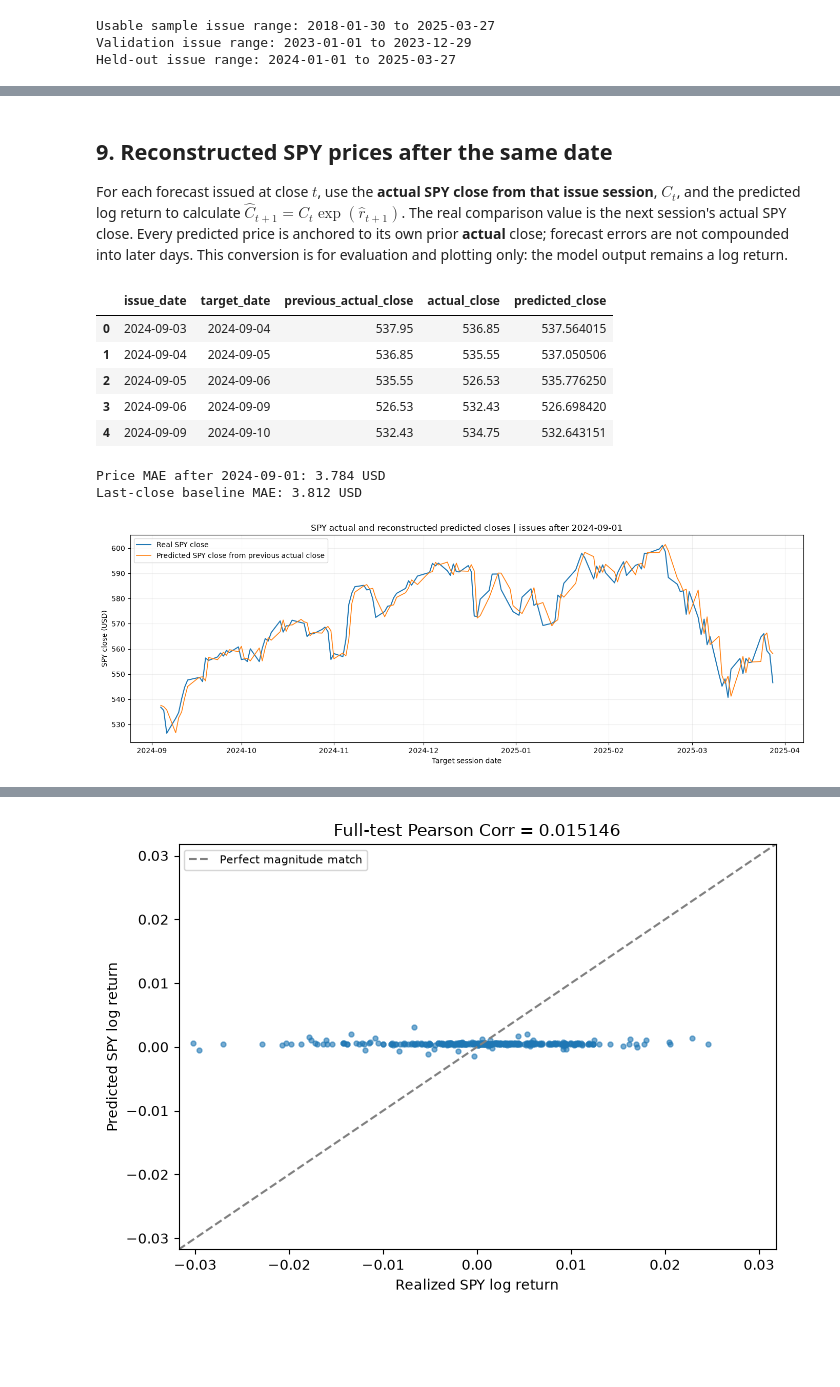
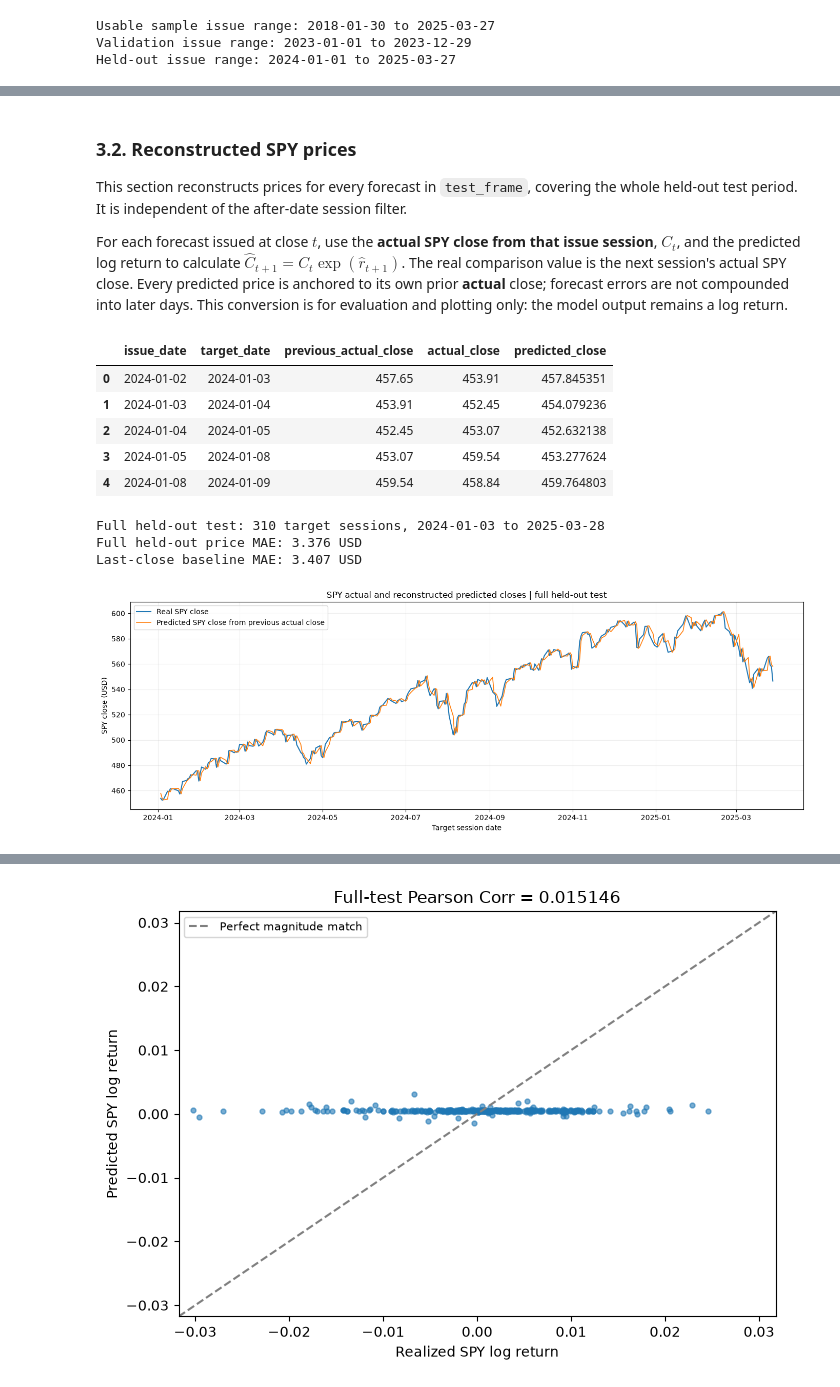
Before and after one commit to Hardy-Z/My_Trading_System, a Jupyter notebook: Signature_Price_Forecast/signature_price_forecast.ipynb, the cells around one changed output, grey strips where cells are left out. Cells and saved outputs as stored; diff of their text form; code cells hidden in the pictures; blank space fills up the shorter version.

```diff
--- a/Signature_Price_Forecast/signature_price_forecast.ipynb
+++ b/Signature_Price_Forecast/signature_price_forecast.ipynb
@@ -38,7 +38,7 @@ if not (PROJECT / 'src' / 'spy_adaptive_lasso.py').exists():
 sys.path.insert(0, str(PROJECT / 'src'))
 from spy_adaptive_lasso import (ForecastConfig, TARGET, load_market_data,
                                 make_samples, replay, reconstruct_price_comparison,
-                                score_predictions,
+                                score_predictions, print_direction_counts,
                                 select_factors, save_run)
 
 ROOT = PROJECT.parent
@@ -48,7 +48,9 @@ USE_FINMULTITIME = True
 DATA_START, DATA_END = '2018-01-01', '2025-03-28'
 VALIDATION_START, VALIDATION_END = '2023-01-01', '2023-12-29'
 TEST_START, TEST_END = '2024-01-01', '2025-03-27'
-DIRECTION_RETURN_THRESHOLD = 0.0
+# Log-return cutoffs; forecasts between them are neutral.
+DIRECTION_UP_RETURN_THRESHOLD = 0
+DIRECTION_DOWN_RETURN_THRESHOLD = 0
 
 CANDIDATES = {
     'depth2_sparse': ForecastConfig(window=20, signature_depth=2, regime_depth=2,
@@ -61,6 +63,6 @@ CANDIDATES = {
                                              regime_gamma=1.0, lasso_alpha=0.0001),
 }
 print('Target:', TARGET, 'next-session log return')
-print('Direction threshold:', DIRECTION_RETURN_THRESHOLD)
+print('Direction thresholds (up, down):', DIRECTION_UP_RETURN_THRESHOLD, DIRECTION_DOWN_RETURN_THRESHOLD)
 # %% [output]
 Target: SPY next-session log return
@@ -227,7 +230,8 @@ rows = []
 for name, cfg in CANDIDATES.items():
     frame = replay(examples[name], cfg, VALIDATION_START, VALIDATION_END)
     validation_frames[name] = frame
-    metric = score_predictions(frame, DIRECTION_RETURN_THRESHOLD).iloc[0]
+    metric = score_predictions(frame, DIRECTION_UP_RETURN_THRESHOLD, DIRECTION_DOWN_RETURN_THRESHOLD).iloc[0]
+    print_direction_counts(metric, f'Validation: {name}')
     rows.append({'candidate': name, 'validation_return_mae': metric.return_mae,
                  'validation_direction_accuracy': metric.direction_accuracy,
                  'validation_return_rmse': metric.return_rmse,
@@ -238,5 +242,5 @@ BEST_NAME = selection.loc[0, 'candidate']
 BEST_CONFIG = CANDIDATES[BEST_NAME]
 display(selection)
 print('Chosen using validation return MAE:', BEST_NAME)
-display(score_predictions(validation_frames[BEST_NAME], DIRECTION_RETURN_THRESHOLD))
+display(score_predictions(validation_frames[BEST_NAME], DIRECTION_UP_RETURN_THRESHOLD, DIRECTION_DOWN_RETURN_THRESHOLD))
 # %% [output]
@@ -255,8 +274,13 @@ Replay the selected model on 2024-01-02 through 2025-03-27. It refits daily with
 # %%
 test_frame = replay(examples[BEST_NAME], BEST_CONFIG, TEST_START, TEST_END)
-test_metrics = score_predictions(test_frame, DIRECTION_RETURN_THRESHOLD)
+test_metrics = score_predictions(test_frame, DIRECTION_UP_RETURN_THRESHOLD, DIRECTION_DOWN_RETURN_THRESHOLD)
 display(test_metrics)
 row = test_metrics.iloc[0]
+print_direction_counts(row, 'Full held-out test')
+up_precision_text = f'{row.up_precision:.2%}' if row.predicted_up_days else 'N/A (no predicted UP days)'
+down_precision_text = f'{row.down_precision:.2%}' if row.predicted_down_days else 'N/A (no predicted DOWN days)'
+print(f'Actual UP within predicted UP: {int(row.correct_up_days)}/{int(row.predicted_up_days)} days; rate: {up_precision_text}')
+print(f'Actual DOWN within predicted DOWN: {int(row.correct_down_days)}/{int(row.predicted_down_days)} days; rate: {down_precision_text}')
 print(f"Held-out period: {len(test_frame)} issue sessions, "
       f"{pd.to_datetime(test_frame.issue_date).min().date()} to "
       f"{pd.to_datetime(test_frame.issue_date).max().date()}; "
@@ -353,37 +354,44 @@ Issue sessions: 2024-09-03 through 2025-03-27
 # %% [markdown]
-## 9. Reconstructed SPY prices after the same date
+### 3.2. Reconstructed SPY prices
+
+This section reconstructs prices for every forecast in `test_frame`, covering the whole held-out test period. It is independent of the after-date session filter.
 
 For each forecast issued at close $t$, use the **actual SPY close from that issue session**, $C_t$, and the predicted log return to calculate $\hat C_{t+1}=C_t\exp(\hat r_{t+1})$. The real comparison value is the next session's actual SPY close. Every predicted price is anchored to its own prior **actual** close; forecast errors are not compounded into later days. This conversion is for evaluation and plotting only: the model output remains a log return.
 # %%
-session_prices = reconstruct_price_comparison(session_frame, market)
-session_prices.to_csv(OUTPUT / 'test_session_prices.csv', index=False)
-display(session_prices[['issue_date', 'target_date', 'previous_actual_close',
-                        'actual_close', 'predicted_close']].head())
-price_mae = np.mean(np.abs(session_prices.predicted_close - session_prices.actual_close))
-last_close_mae = np.mean(np.abs(session_prices.previous_actual_close - session_prices.actual_close))
-print(f'Price MAE after {SESSION_AFTER_DATE}: {price_mae:.3f} USD')
+from IPython.display import display
+
+test_prices = reconstruct_price_comparison(test_frame, market)
+test_prices.to_csv(OUTPUT / 'test_prices.csv', index=False)
+display(test_prices[['issue_date', 'target_date', 'previous_actual_close',
+                     'actual_close', 'predicted_close']].head())
+price_mae = np.mean(np.abs(test_prices.predicted_close - test_prices.actual_close))
+last_close_mae = np.mean(np.abs(test_prices.previous_actual_close - test_prices.actual_close))
+print(f'Full held-out test: {len(test_prices)} target sessions, '
+      f'{test_prices.target_date.min()} to {test_prices.target_date.max()}')
+print(f'Full held-out price MAE: {price_mae:.3f} USD')
 print(f'Last-close baseline MAE: {last_close_mae:.3f} USD')
 
 fig, ax = plt.subplots(figsize=(14, 5))
-dates_for_price = pd.to_datetime(session_prices.target_date)
-ax.plot(dates_for_price, session_prices.actual_close,
+dates_for_price = pd.to_datetime(test_prices.target_date)
+ax.plot(dates_for_price, test_prices.actual_close,
         label='Real SPY close', linewidth=1.5)
-ax.plot(dates_for_price, session_prices.predicted_close,
+ax.plot(dates_for_price, test_prices.predicted_close,
         label='Predicted SPY close from previous actual close', linewidth=1.2)
-ax.set(title=f'SPY actual and reconstructed predicted closes | issues after {SESSION_AFTER_DATE}',
+ax.set(title='SPY actual and reconstructed predicted closes | full held-out test',
        xlabel='Target session date', ylabel='SPY close (USD)')
 ax.grid(alpha=.2)
 ax.legend()
 fig.tight_layout()
-fig.savefig(OUTPUT / 'test_session_prices.png', dpi=160)
+fig.savefig(OUTPUT / 'test_prices.png', dpi=160)
 plt.show()
 # %% [output]
 |  | issue_date | target_date | previous_actual_close | actual_close | predicted_close |
-| 0 | 2024-09-03 | 2024-09-04 | 537.95 | 536.85 | 537.564015 |
-| 1 | 2024-09-04 | 2024-09-05 | 536.85 | 535.55 | 537.050506 |
-| 2 | 2024-09-05 | 2024-09-06 | 535.55 | 526.53 | 535.776250 |
-| 3 | 2024-09-06 | 2024-09-09 | 526.53 | 532.43 | 526.698420 |
-| 4 | 2024-09-09 | 2024-09-10 | 532.43 | 534.75 | 532.643151 |
+| 0 | 2024-01-02 | 2024-01-03 | 457.65 | 453.91 | 457.845351 |
+| 1 | 2024-01-03 | 2024-01-04 | 453.91 | 452.45 | 454.079236 |
+| 2 | 2024-01-04 | 2024-01-05 | 452.45 | 453.07 | 452.632138 |
+| 3 | 2024-01-05 | 2024-01-08 | 453.07 | 459.54 | 453.277624 |
+| 4 | 2024-01-08 | 2024-01-09 | 459.54 | 458.84 | 459.764803 |
-Price MAE after 2024-09-01: 3.784 USD
-Last-close baseline MAE: 3.812 USD
+Full held-out test: 310 target sessions, 2024-01-03 to 2025-03-28
+Full held-out price MAE: 3.376 USD
+Last-close baseline MAE: 3.407 USD
-[figure, old version]
+[figure, new version]
```
Also changed, not shown: parts of 21 cells of this notebook, 26 other files.
